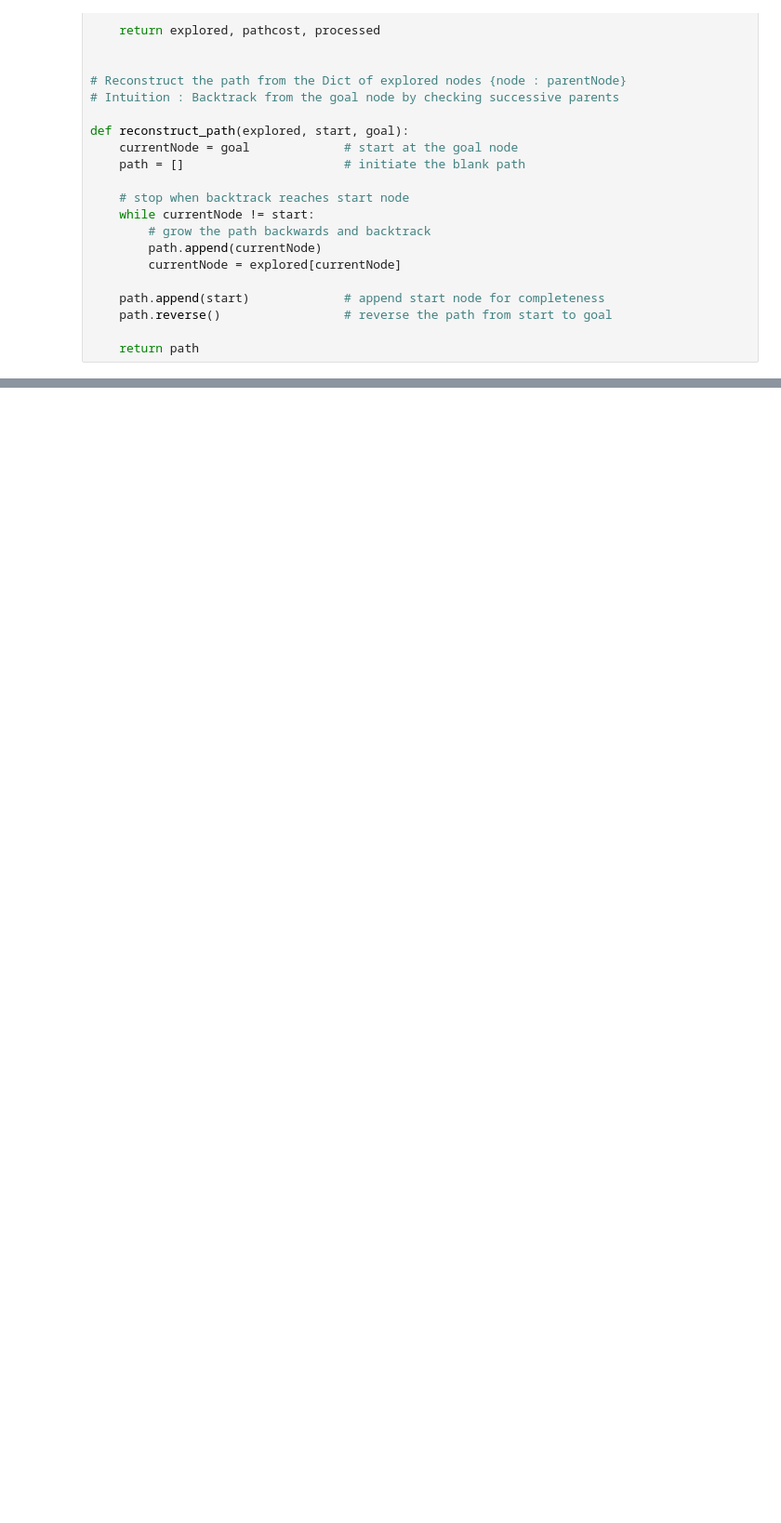
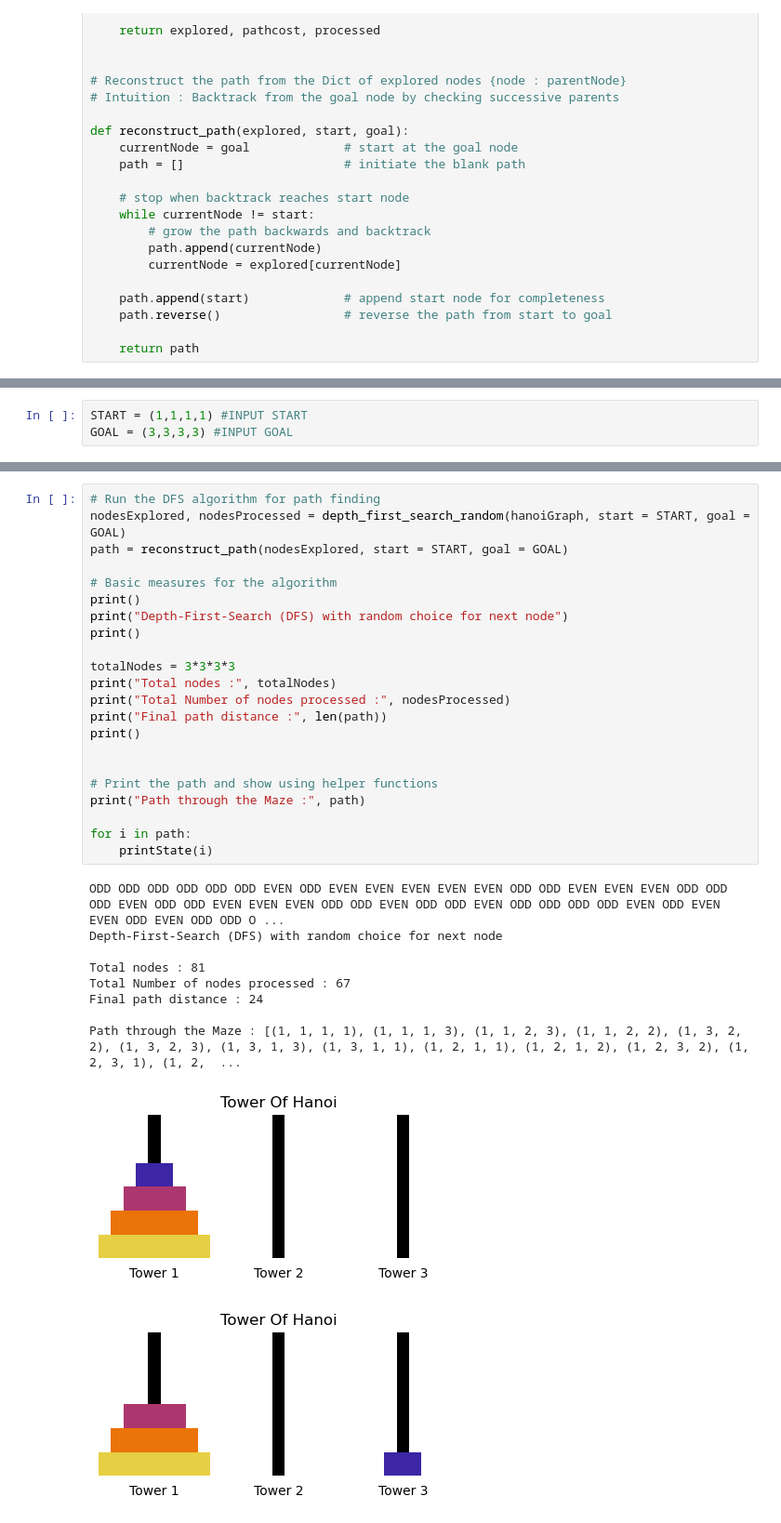
Before and after one commit to Iain-Lim/SC1015, a Jupyter notebook: Lab_8/Our_Hanoi.ipynb, the cells around one changed output, grey strips where cells are left out. Shown at 93% size. Saved outputs shown, nothing was run; the diff lists cells and outputs as text; blank space fills up the shorter version.

Commit message:
Added DFS Random

```diff
--- a/Lab_8/Our_Hanoi.ipynb
+++ b/Lab_8/Our_Hanoi.ipynb
@@ -734,0 +725,3 @@ for i in path:
+# %%
+START = (1,1,1,1) #INPUT START
+GOAL = (3,3,3,3) #INPUT GOAL
@@ -734,0 +812,33 @@ for i in path:
+# %%
+# Run the DFS algorithm for path finding
+nodesExplored, nodesProcessed = depth_first_search_random(hanoiGraph, start = START, goal = GOAL)
+path = reconstruct_path(nodesExplored, start = START, goal = GOAL)
+
+# Basic measures for the algorithm
+print()
+print("Depth-First-Search (DFS) with random choice for next node")
+print()
+
+totalNodes = 3*3*3*3
+print("Total nodes :", totalNodes)
+print("Total Number of nodes processed :", nodesProcessed)
+print("Final path distance :", len(path))
+print()
+
+
+# Print the path and show using helper functions
+print("Path through the Maze :", path)
+
+for i in path:
+    printState(i)
+# %% [output]
+ODD ODD ODD ODD ODD ODD EVEN ODD EVEN EVEN EVEN EVEN EVEN ODD ODD EVEN EVEN EVEN ODD ODD ODD EVEN ODD ODD EVEN EVEN EVEN ODD ODD EVEN ODD ODD EVEN ODD ODD ODD ODD EVEN ODD EVEN EVEN ODD EVEN ODD ODD O ...
+Depth-First-Search (DFS) with random choice for next node
+
+Total nodes : 81
+Total Number of nodes processed : 67
+Final path distance : 24
+
+Path through the Maze : [(1, 1, 1, 1), (1, 1, 1, 3), (1, 1, 2, 3), (1, 1, 2, 2), (1, 3, 2, 2), (1, 3, 2, 3), (1, 3, 1, 3), (1, 3, 1, 1), (1, 2, 1, 1), (1, 2, 1, 2), (1, 2, 3, 2), (1, 2, 3, 1), (1, 2,  ...
+[figure, added]
+[figure, added]
```
Also changed, not shown: parts of 14 cells of this notebook.
